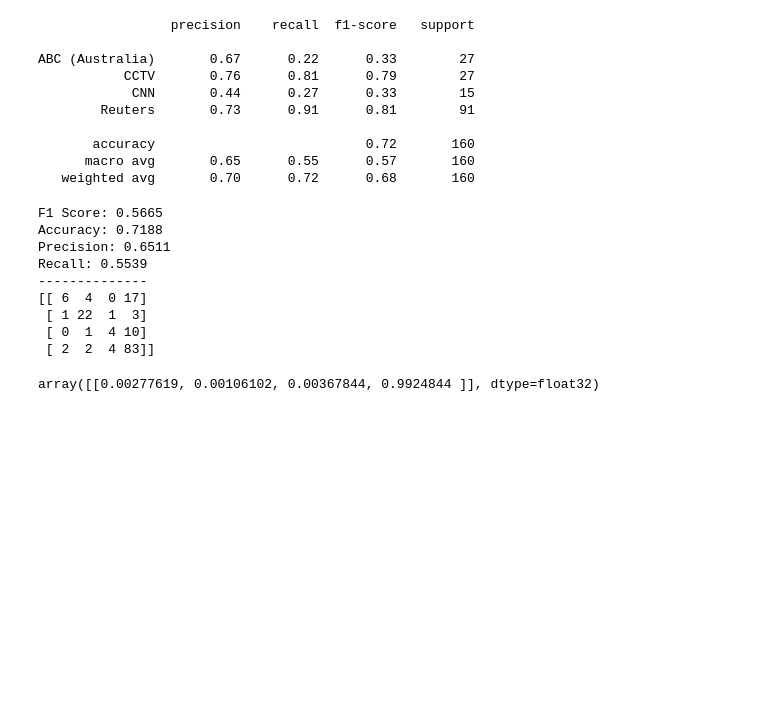
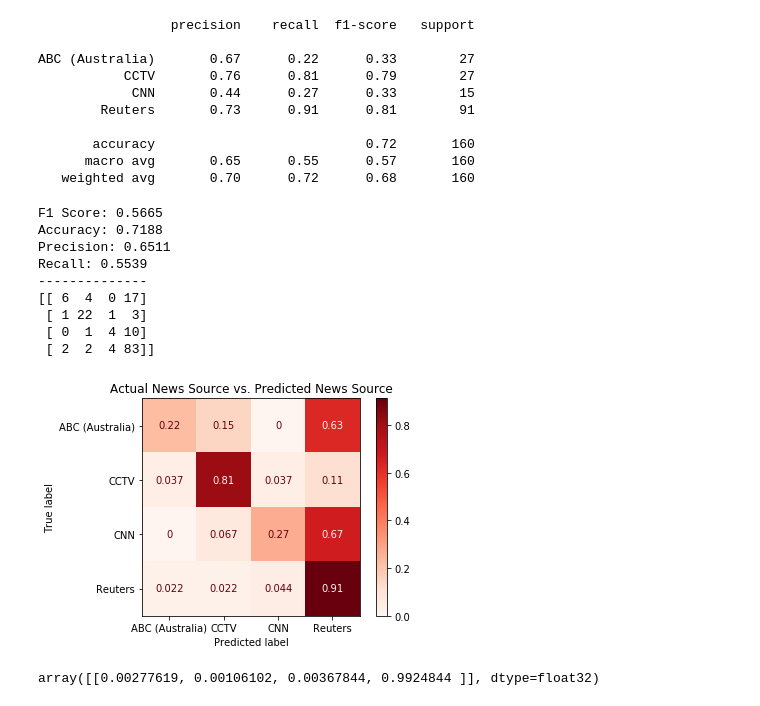
Before and after one commit to wplam107/L_in_N_redux, a Jupyter notebook: notebooks/w_embed.ipynb, the cells around one changed output. Drawn from its saved outputs; the diff is of its cells as text; code cells hidden in the pictures; blank space fills up the shorter version.

```diff
--- a/notebooks/w_embed.ipynb
+++ b/notebooks/w_embed.ipynb
@@ -228,6 +230,12 @@ Recall: 0.5539
  [ 1 22  1  3]
  [ 0  1  4 10]
  [ 2  2  4 83]]
+# %%
+plot_confusion_matrix(xgb_model, X_test, y_test, normalize='true', cmap='Reds')
+plt.title('Actual News Source vs. Predicted News Source')
+plt.show()
+# %% [output]
+[figure, added]
 # %%
 # f = open('xgb_model.p', 'wb')
 # pickle.dump(xgb_model, f)
```
Also changed, not shown: parts of 3 cells of this notebook, 5 other files.
